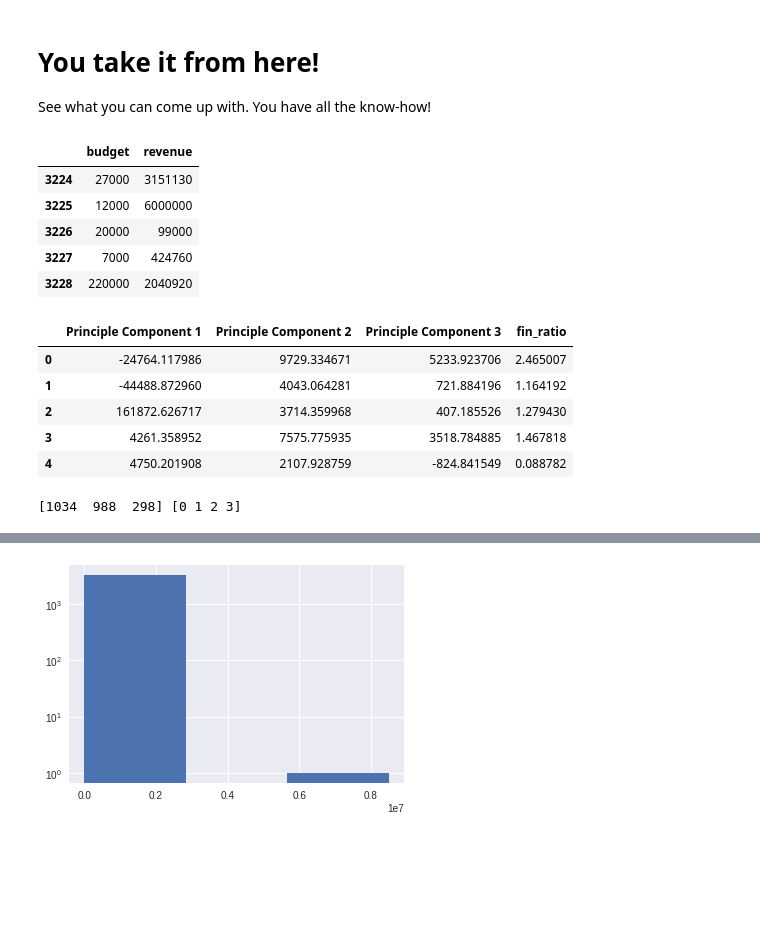
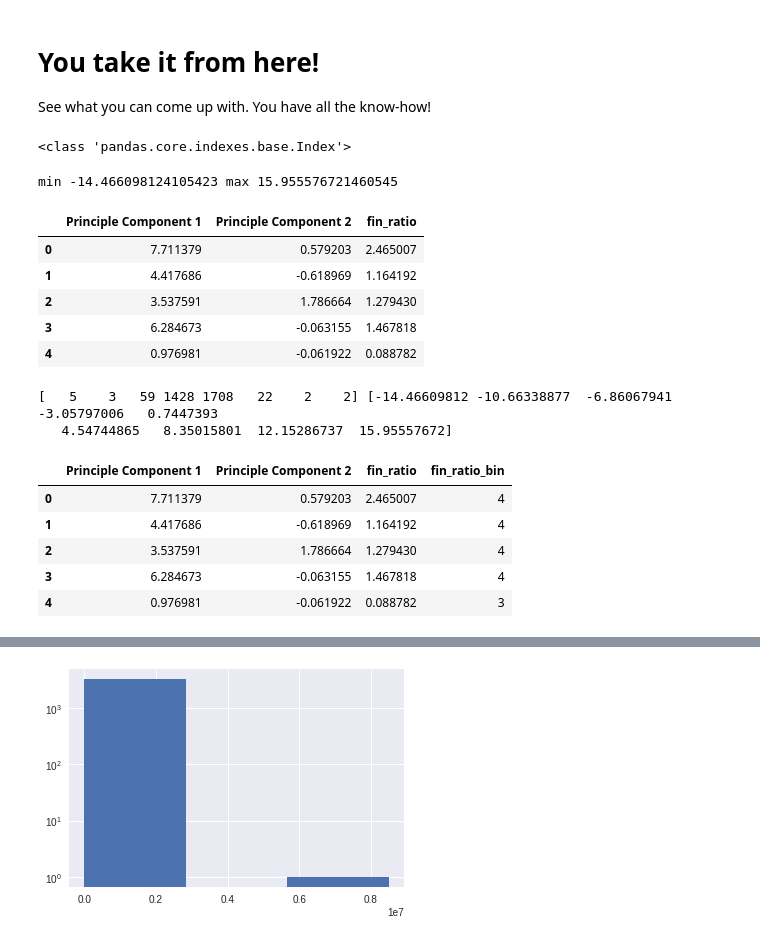
Before and after one commit to bloominstituteoftechnology/AB-Demo, a Jupyter notebook: Clustering_Assignment.ipynb, the cells around one changed output, grey strips where cells are left out. Drawn from its saved outputs; the diff is of its cells as text; code cells hidden in the pictures; blank space fills up the shorter version.

```diff
--- a/Clustering_Assignment.ipynb
+++ b/Clustering_Assignment.ipynb
@@ -94,46 +94,51 @@ dtype: int64
 # You take it from here!
 
 See what you can come up with. You have all the know-how!
+# %%
+import sklearn
+sklearn.__version__
+print(type(num_list))
+# %% [output]
+<class 'pandas.core.indexes.base.Index'>
 # %%
+from sklearn.preprocessing import StandardScaler
+scaler = StandardScaler()
+dir(scaler)
 df_numeric = df_numeric[(df_numeric.budget > 0) & (df_numeric.revenue > 0)]
-df_numeric.reset_index(inplace=True)
-rdf = df_numeric[['budget','revenue']]
-rxdf = df_numeric.drop(['budget','revenue'], axis=1)
+rdf = df_numeric[['budget','revenue']].reset_index(inplace=False)
+#reset = df_numeric.reset_index(inplace=False)
+std = scaler.fit_transform(df_numeric)
+std_df = pd.DataFrame(std, columns=num_list)
+# std_df.shape
 
-rdf.head()
-rdf.isnull().sum()
-rdf.isnull().sum().sum()
-rdf.tail()
+rxdf = std_df.drop(['budget','revenue'], axis=1)
+rdf.tail();
-# %% [output]
-|  | budget | revenue |
-| 3224 | 27000 | 3151130 |
-| 3225 | 12000 | 6000000 |
-| 3226 | 20000 | 99000 |
-| 3227 | 7000 | 424760 |
-| 3228 | 220000 | 2040920 |
 # %%
 from sklearn.decomposition import PCA
-pca = PCA(3)
-pca.fit(rxdf)
-# print("\n Eigenvectors: \n", pca.components_)
-# print("\n Eigenvalues: \n",pca.explained_variance_)
-B = pca.transform(rxdf)
+from sklearn.cluster import KMeans
+pca = PCA(n_components=2)
+principalComponents = pca.fit_transform(rxdf)
+kmeans = KMeans(n_clusters=4)
+kmeans.fit(principalComponents)
 # print("\n Projected Data: \n", B)
 # plt.scatter(np.linspace(0,1, len(pca.components_[0])),pca.components_[0],c='g')
 # plt.scatter(np.linspace(0,1, len(pca.components_[1])),pca.components_[1],c='b');
 pdf = pd.DataFrame(data = B, columns =
-                   ['Principle Component 1', 'Principle Component 2', 'Principle Component 3'])
+                   ['Principle Component 1', 'Principle Component 2'])
 pdf['fin_ratio'] = np.log(np.divide(rdf.revenue, rdf.budget))
+print(f'min {min(pdf.fin_ratio)} max {max(pdf.fin_ratio)}')
 pdf.head()
 # %% [output]
+min -14.466098124105423 max 15.955576721460545
-|  | Principle Component 1 | Principle Component 2 | Principle Component 3 | fin_ratio |
-| 0 | -24764.117986 | 9729.334671 | 5233.923706 | 2.465007 |
-| 1 | -44488.872960 | 4043.064281 | 721.884196 | 1.164192 |
-| 2 | 161872.626717 | 3714.359968 | 407.185526 | 1.279430 |
-| 3 | 4261.358952 | 7575.775935 | 3518.784885 | 1.467818 |
-| 4 | 4750.201908 | 2107.928759 | -824.841549 | 0.088782 |
+|  | Principle Component 1 | Principle Component 2 | fin_ratio |
+| 0 | 7.711379 | 0.579203 | 2.465007 |
+| 1 | 4.417686 | -0.618969 | 1.164192 |
+| 2 | 3.537591 | 1.786664 | 1.279430 |
+| 3 | 6.284673 | -0.063155 | 1.467818 |
+| 4 | 0.976981 | -0.061922 | 0.088782 |
 # %%
-hist, bin_edges = np.histogram(pdf['fin_ratio'], bins=[0, 1, 2, 3])
+hist, bin_edges = np.histogram(pdf['fin_ratio'], bins=8)
 print(hist,bin_edges)
 # %% [output]
-[1034  988  298] [0 1 2 3]
+[   5    3   59 1428 1708   22    2    2] [-14.46609812 -10.66338877  -6.86067941  -3.05797006   0.7447393
+   4.54744865   8.35015801  12.15286737  15.95557672]
@@ -139,0 +152,10 @@ print(hist,bin_edges)
+# %%
+pdf['fin_ratio_bin'] = pdf.fin_ratio.apply(lambda v: find_bin(v,bin_edges))
+pdf.head()
+# %% [output]
+|  | Principle Component 1 | Principle Component 2 | fin_ratio | fin_ratio_bin |
+| 0 | 7.711379 | 0.579203 | 2.465007 | 4 |
+| 1 | 4.417686 | -0.618969 | 1.164192 | 4 |
+| 2 | 3.537591 | 1.786664 | 1.279430 | 4 |
+| 3 | 6.284673 | -0.063155 | 1.467818 | 4 |
+| 4 | 0.976981 | -0.061922 | 0.088782 | 3 |
```
Also changed, not shown: parts of 3 cells of this notebook.
